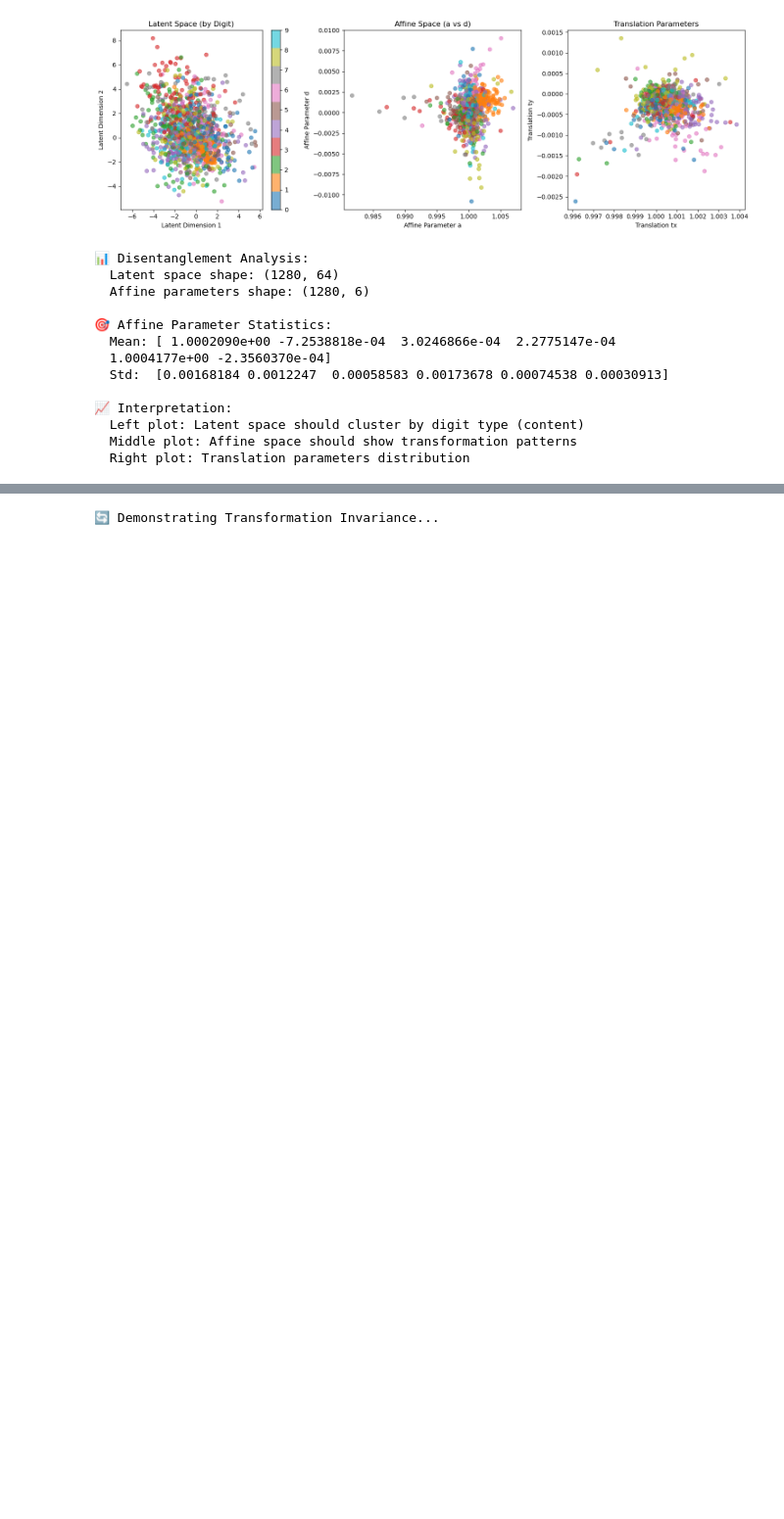
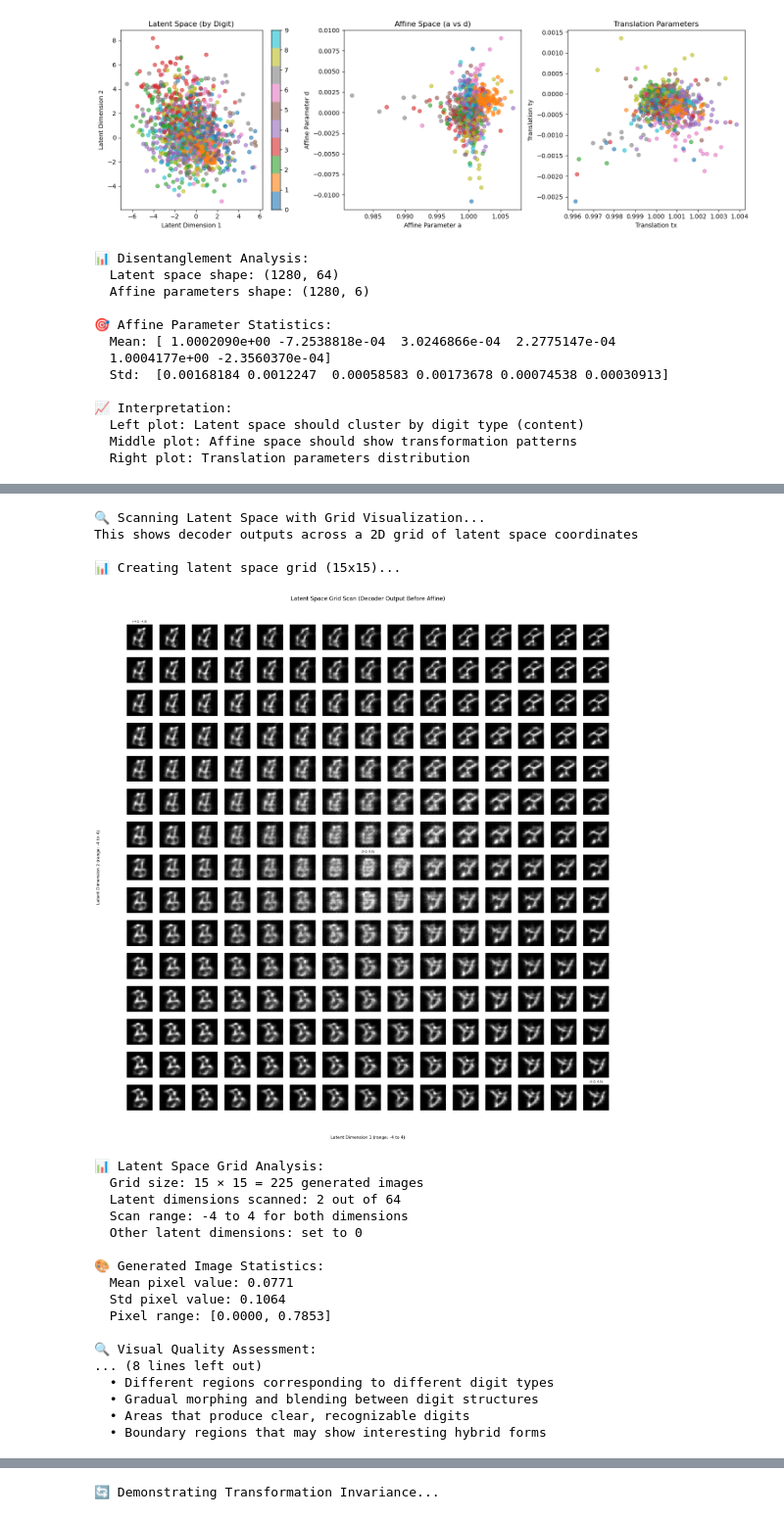
Before and after one commit to amplipy/adversAE, a Jupyter notebook: adversae/vae_training/affine/affine_autoencoder_trainer.ipynb, the cells around one changed output, grey strips where cells are left out. Shown at 98% size. Drawn from its saved outputs; the diff is of its cells as text; code cells hidden in the pictures; blank space fills up the shorter version.

Commit message:
affine redesigned again

```diff
--- a/adversae/vae_training/affine/affine_autoencoder_trainer.ipynb
+++ b/adversae/vae_training/affine/affine_autoencoder_trainer.ipynb
@@ -355,0 +1087,49 @@ print("  Right plot: Translation parameters distribution")
+# %%
+# 2c. Latent Space Grid Scan Visualization
+print("🔍 Scanning Latent Space with Grid Visualization...")
+print("This shows decoder outputs across a 2D grid of latent space coordinates")
+
+# Import the new functions (reload module to get latest changes)
+import importlib
+import affine_autoencoder
+importlib.reload(affine_autoencoder)
+from affine_autoencoder import visualize_latent_space_grid, visualize_latent_space_interpolation
+
+# Create a grid scan across the first two latent dimensions
+print("\n📊 Creating latent space grid (15x15)...")
+grid_images, grid_latents = visualize_latent_space_grid(
+    model, cpu_device,
+    latent_dim=CONFIG['latent_dim'],
+    grid_size=15,
+    latent_range=(-4, 4)
+)
+
+print("\n🎯 What to Look For:")
+print("  • Smooth transitions between neighboring grid points")
+print("  • Different regions corresponding to different digit types")
+print("  • Gradual morphing and blending between digit structures")
+print("  • Areas that produce clear, recognizable digits")
+print("  • Boundary regions that may show interesting hybrid forms")
+# %% [output]
+🔍 Scanning Latent Space with Grid Visualization...
+This shows decoder outputs across a 2D grid of latent space coordinates
+
+📊 Creating latent space grid (15x15)...
+[figure, added]
+📊 Latent Space Grid Analysis:
+  Grid size: 15 × 15 = 225 generated images
+  Latent dimensions scanned: 2 out of 64
+  Scan range: -4 to 4 for both dimensions
+  Other latent dimensions: set to 0
+
+🎨 Generated Image Statistics:
+  Mean pixel value: 0.0771
+  Std pixel value: 0.1064
+  Pixel range: [0.0000, 0.7853]
+
+🔍 Visual Quality Assessment:
+... (8 lines left out)
+  • Different regions corresponding to different digit types
+  • Gradual morphing and blending between digit structures
+  • Areas that produce clear, recognizable digits
+  • Boundary regions that may show interesting hybrid forms
```
Also changed, not shown: parts of 16 cells of this notebook, 2 other files.
